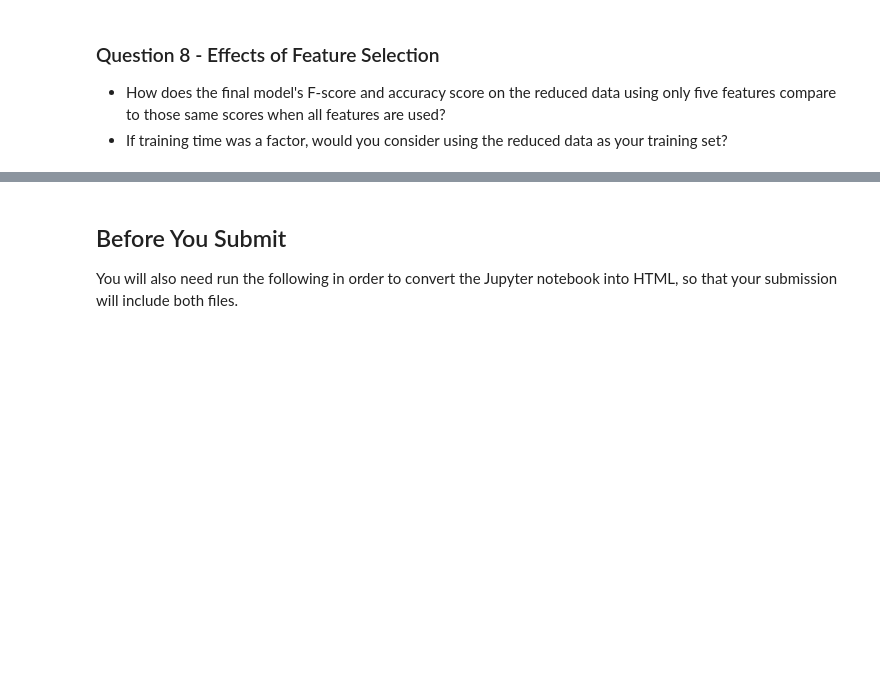
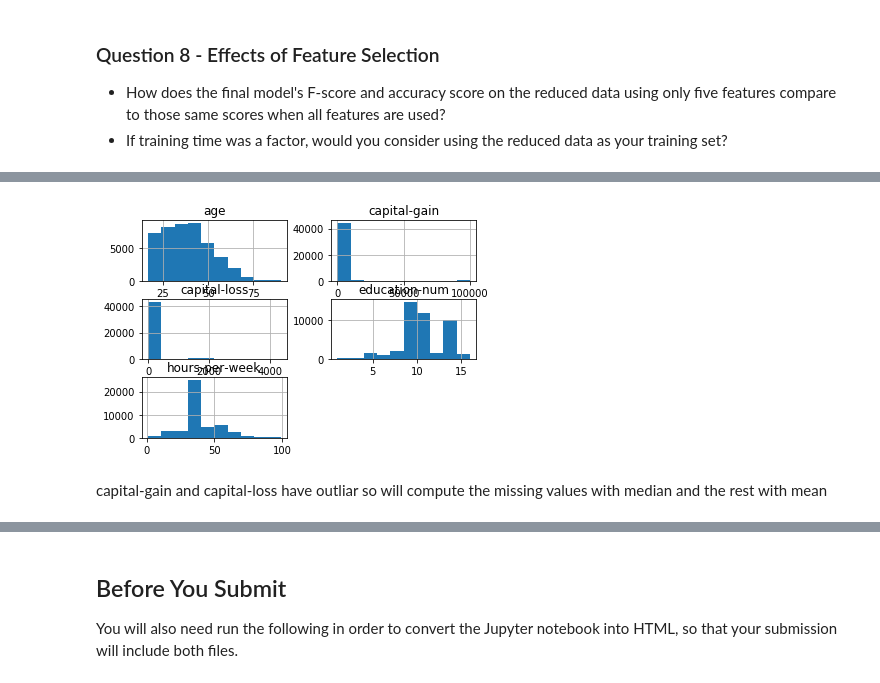
Before and after one commit to MOHAMMED-NASSER22/Finding-Donors-for-CharityML-Udacity, a Jupyter notebook: finding_donors.ipynb, the cells around one changed output, grey strips where cells are left out. Drawn from its saved outputs; the diff is of its cells as text; code cells hidden in the pictures; blank space fills up the shorter version.

```diff
--- a/finding_donors.ipynb
+++ b/finding_donors.ipynb
@@ -561,0 +685,7 @@ print("F-score on testing data: {:.4f}".format(fbeta_score(y_test, reduced_predi
+# %%
+# find out the destribution of the numerical vlaues in the training Data
+data.hist();
+# %% [output]
+[figure, added]
+# %% [markdown]
+capital-gain and capital-loss have outliar so will compute the missing values with median and the rest with mean
```
Also changed, not shown: parts of 35 cells of this notebook, 1 other file.
